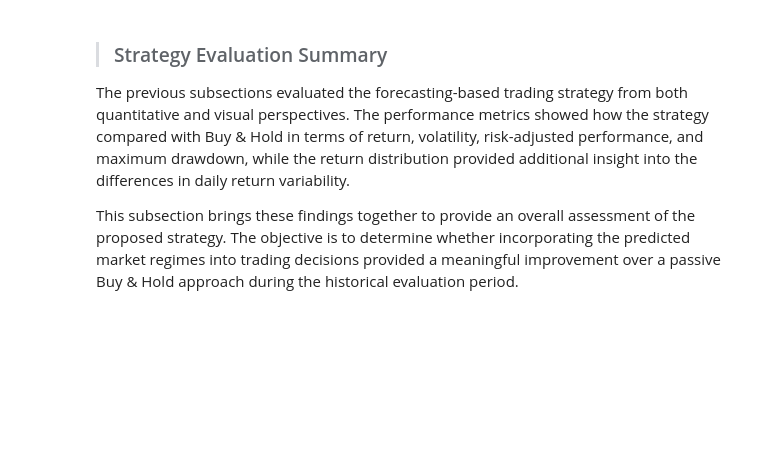
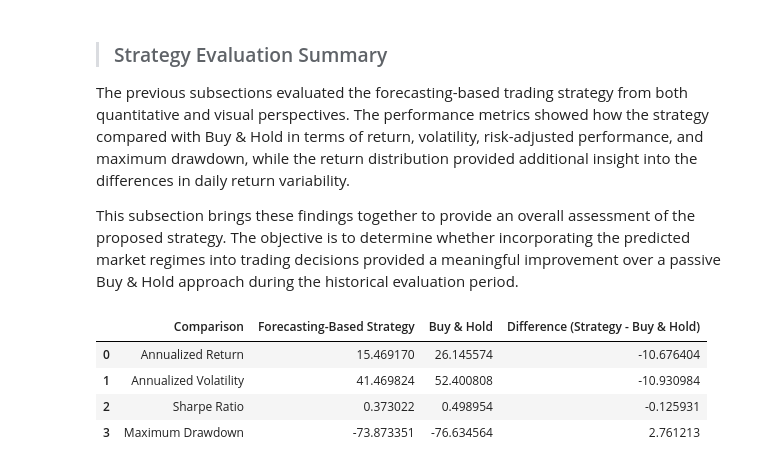
Before and after one commit to GaelRendon/Financial-market-regime-detetcion-system, a Jupyter notebook: notebooks/08_strategy_evaluation.ipynb, the cells around one changed output. Drawn from its saved outputs; the diff is of its cells as text; code cells hidden in the pictures; blank space fills up the shorter version.

Commit message:
Refactor strategy evaluation notebook: update roadmap, enhance comparison summary, and add conclusion section

```diff
--- a/notebooks/08_strategy_evaluation.ipynb
+++ b/notebooks/08_strategy_evaluation.ipynb
@@ -755,3 +753,42 @@ This visual pattern is consistent with the annualized volatility results present
 The previous subsections evaluated the forecasting-based trading strategy from both quantitative and visual perspectives. The performance metrics showed how the strategy compared with Buy & Hold in terms of return, volatility, risk-adjusted performance, and maximum drawdown, while the return distribution provided additional insight into the differences in daily return variability.
 
 This subsection brings these findings together to provide an overall assessment of the proposed strategy. The objective is to determine whether incorporating the predicted market regimes into trading decisions provided a meaningful improvement over a passive Buy & Hold approach during the historical evaluation period.
+# %%
+# ============================================
+# Overall Strategy Comparison
+# ============================================
+
+comparison_summary = pd.DataFrame({
+    "Comparison": [
+        "Annualized Return",
+        "Annualized Volatility",
+        "Sharpe Ratio",
+        "Maximum Drawdown"
+    ],
+    "Forecasting-Based Strategy": [
+        strategy_annualized_return,
+        strategy_annualized_volatility,
+        strategy_sharpe_ratio,
+        strategy_drawdown.min()
+    ],
+    "Buy & Hold": [
+        buy_hold_annualized_return,
+        buy_hold_annualized_volatility,
+        buy_hold_sharpe_ratio,
+        buy_hold_drawdown.min()
+    ],
+    "Difference (Strategy - Buy & Hold)": [
+        strategy_annualized_return - buy_hold_annualized_return,
+        strategy_annualized_volatility - buy_hold_annualized_volatility,
+        strategy_sharpe_ratio - buy_hold_sharpe_ratio,
+        strategy_drawdown.min() - buy_hold_drawdown.min()
+    ]
+})
+
+display(comparison_summary)
+# %% [output]
+|  | Comparison | Forecasting-Based Strategy | Buy & Hold | Difference (Strategy - Buy & Hold) |
+| 0 | Annualized Return | 15.469170 | 26.145574 | -10.676404 |
+| 1 | Annualized Volatility | 41.469824 | 52.400808 | -10.930984 |
+| 2 | Sharpe Ratio | 0.373022 | 0.498954 | -0.125931 |
+| 3 | Maximum Drawdown | -73.873351 | -76.634564 | 2.761213 |
```
Also changed, not shown: parts of 4 cells of this notebook.
